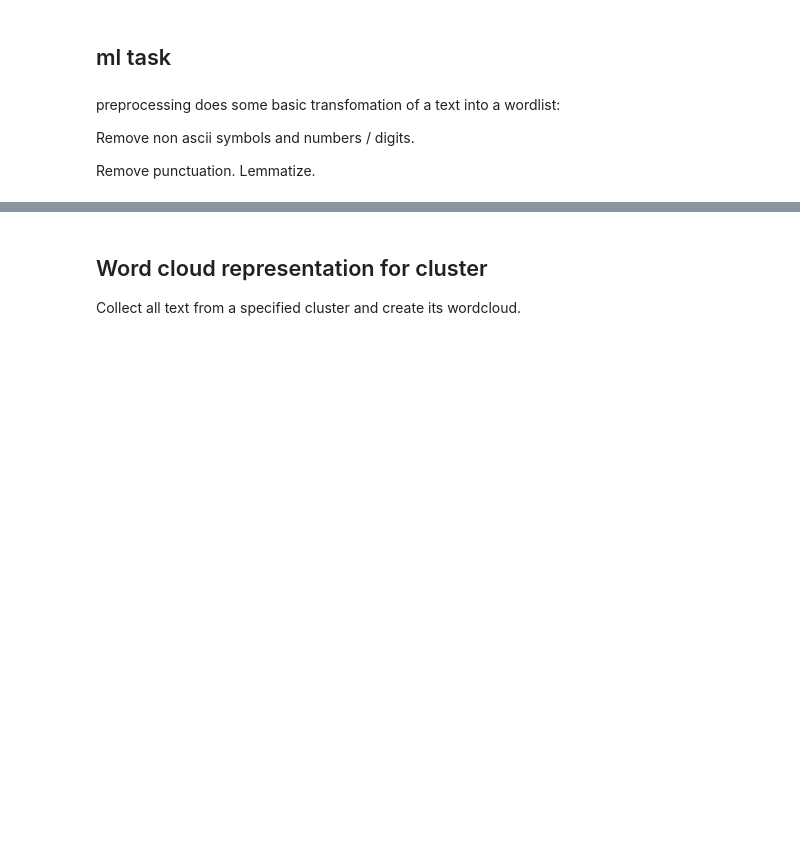
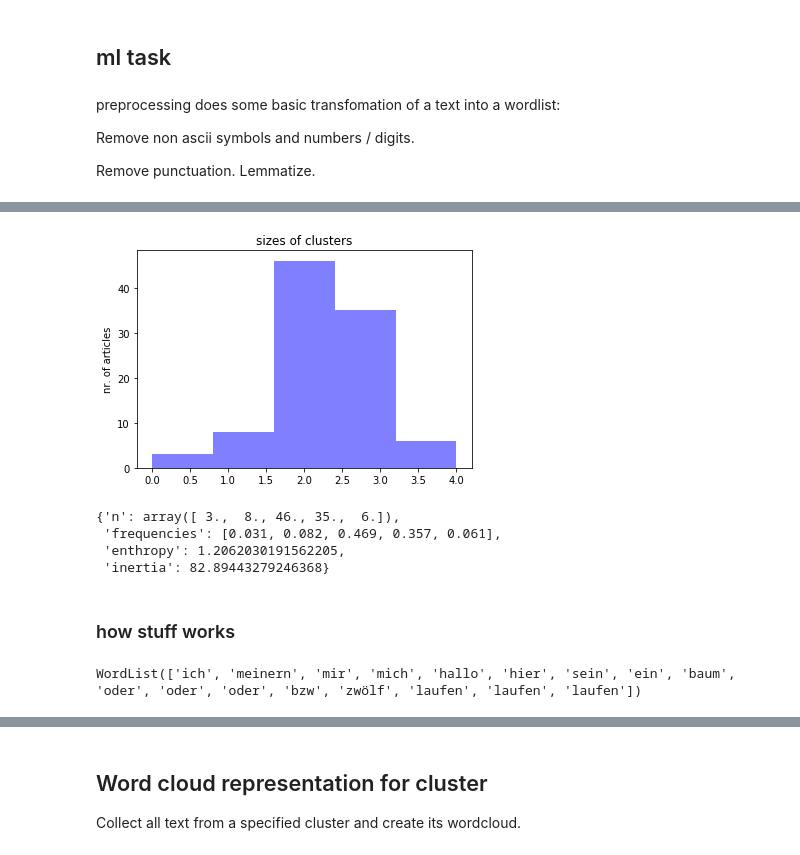
Before and after one commit to s81320/newsreader, a Jupyter notebook: workflow.ipynb, the cells around one changed output, grey strips where cells are left out. Cells and saved outputs as stored; diff of their text form; code cells hidden in the pictures; blank space fills up the shorter version.

```diff
--- a/workflow.ipynb
+++ b/workflow.ipynb
@@ -301,0 +299,27 @@ evaluate_cluster(km)
+# %%
+list_of_articles = [' '.join(preprocess(t)) for t in X['text']]
+
+cv = TfidfVectorizer(max_df=0.8 , min_df =2)
+km =  KMeans(init='k-means++', n_clusters=5, n_init=10)
+
+text_cluster = Pipeline([('vect', cv), ('cluster', km) ])
+
+#text_cluster.fit(list_of_titles[0:100])
+text_cluster.fit(list_of_articles)
+
+X['cluster'] = pd.DataFrame(km.labels_) # contains labels
+# %%
+evaluate_cluster(km)
+# %% [output]
+[figure, added]
+{'n': array([ 3.,  8., 46., 35.,  6.]),
+ 'frequencies': [0.031, 0.082, 0.469, 0.357, 0.061],
+ 'enthropy': 1.2062030191562205,
+ 'inertia': 82.89443279246368}
+# %% [markdown]
+### how stuff works
+# %%
+# how preprocessing works
+preprocess('Ich, meiner, mir, mich. Hallo hier ist ein Baum. %§/$. Oder 8 oder 9 oder 77 bzw. zwölf?? Läuft lief gelaufen')
+# %% [output]
+WordList(['ich', 'meinern', 'mir', 'mich', 'hallo', 'hier', 'sein', 'ein', 'baum', 'oder', 'oder', 'oder', 'bzw', 'zwölf', 'laufen', 'laufen', 'laufen'])
```
Also changed, not shown: parts of 29 cells of this notebook, 3 other files.
